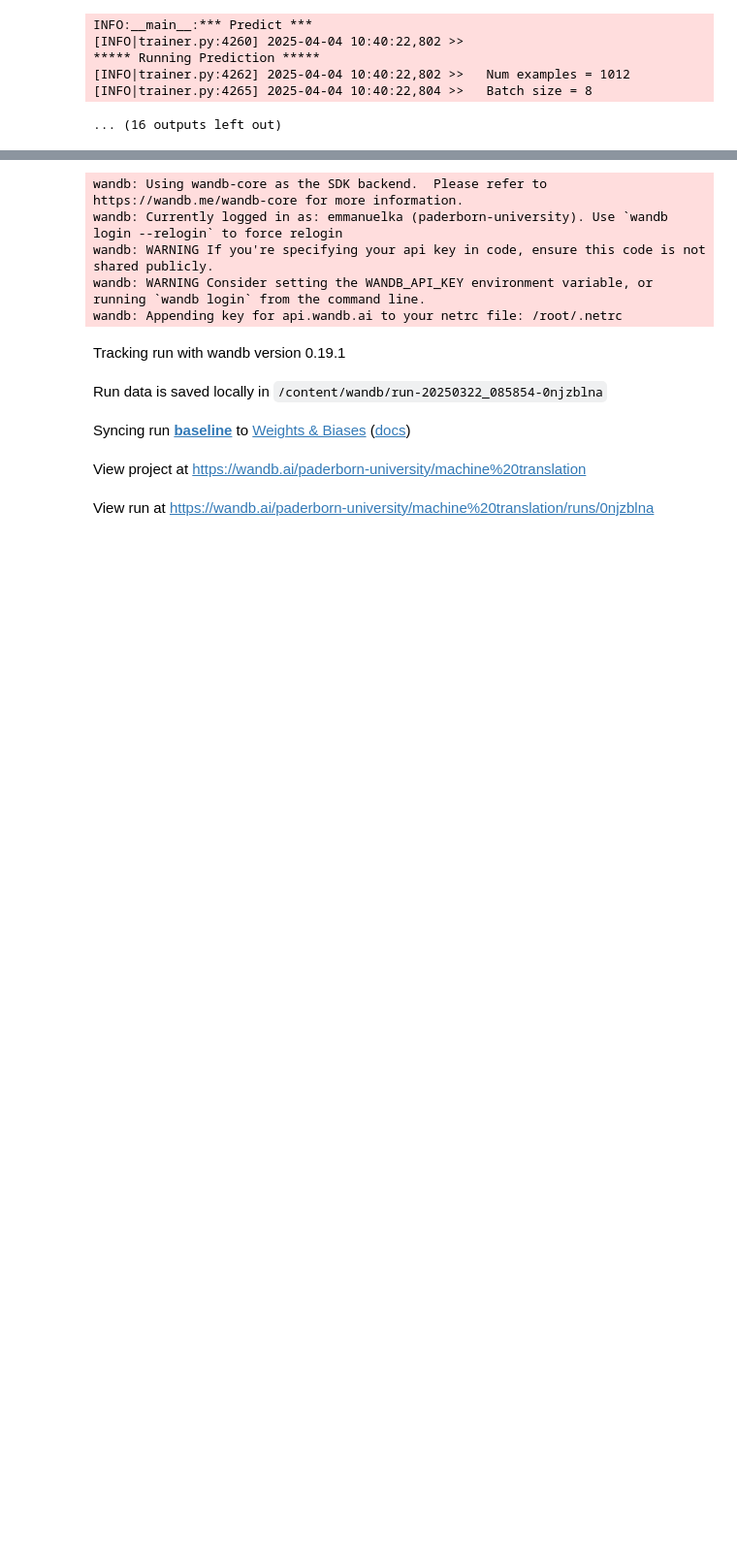
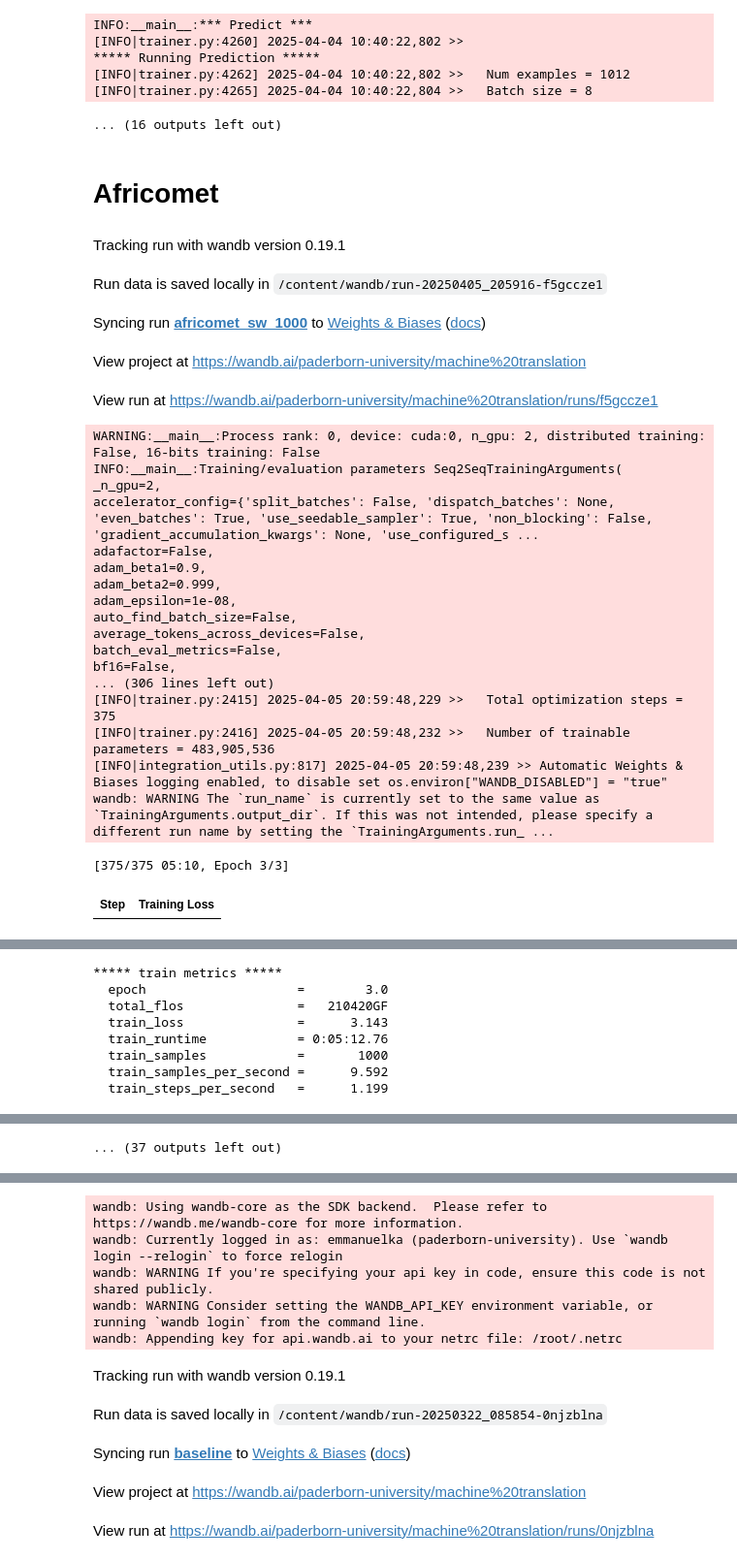
Before and after one commit to emmanuelayanful/AIMS-NLP-Project, a Jupyter notebook: M2M.ipynb, the cells around one changed output, grey strips where cells are left out. Shown at 97% size. Drawn from its saved outputs; the diff is of its cells as text; code cells hidden in the pictures; blank space fills up the shorter version.

```diff
--- a/M2M.ipynb
+++ b/M2M.ipynb
@@ -212,6 +212,8 @@ INFO:__main__:*** Predict ***
 [INFO|trainer.py:4262] 2025-04-04 10:40:22,802 >>   Num examples = 1012
 [INFO|trainer.py:4265] 2025-04-04 10:40:22,804 >>   Batch size = 8
 ... (16 outputs left out)
+# %% [markdown]
+# Africomet
 # %%
 import sys
 import os
@@ -219,31 +221,56 @@ import runpy
 
 language_pairs = ["en-sw"]  # Add more as needed
 text_nums = [1000 * 2 ** i for i in range(6)]
 env = os.environ.copy()
 env["CUDA_VISIBLE_DEVICES"] = "0,1"
 
 for lang_pair in language_pairs:
     src, tgt = lang_pair.split("-")
 
     for num in text_nums:
         # Initialize WandB
         wandb.init(project="machine translation", name=f"africomet_{tgt}_{num}")
 
         sys.argv = [
             "run_translation.py",
             "--model_name_or_path", "facebook/m2m100_418M",
             "--do_train", "--do_eval", "--do_predict",
             "--source_lang", src,
             "--target_lang", tgt,
-            "--train_file", f"/content/AIMS-NLP-Project/data/mafand/{lang_pair}/merged.json",
+            "--train_file", f"/content/AIMS-NLP-Project/data/nllb/africomet-qe-stl-1.1/{lang_pair}/train_{num}.json",
             "--validation_file", f"/content/AIMS-NLP-Project/data/flores/{lang_pair}/dev.json",
             "--test_file", f"/content/AIMS-NLP-Project/data/flores/{lang_pair}/devtest.json",
             "--num_beams", "10",
             "--output_dir", f"M2M-100/{lang_pair}/africomet_{num}",
             "--per_device_train_batch_size=4",
             "--per_device_eval_batch_size=4",
             "--overwrite_output_dir",
             "--predict_with_generate"
         ]
 
         runpy.run_path("/content/AIMS-NLP-Project/run_translation.py", run_name="__main__")
+# %% [output]
+Tracking run with wandb version 0.19.1
+Run data is saved locally in /content/wandb/run-20250405_205916-f5gccze1
+Syncing run africomet_sw_1000 to Weights & Biases (docs)
+View project at https://wandb.ai/paderborn-university/machine%20translation
+View run at https://wandb.ai/paderborn-university/machine%20translation/runs/f5gccze1
+WARNING:__main__:Process rank: 0, device: cuda:0, n_gpu: 2, distributed training: False, 16-bits training: False
+INFO:__main__:Training/evaluation parameters Seq2SeqTrainingArguments(
+_n_gpu=2,
+accelerator_config={'split_batches': False, 'dispatch_batches': None, 'even_batches': True, 'use_seedable_sampler': True, 'non_blocking': False, 'gradient_accumulation_kwargs': None, 'use_configured_s ...
+adafactor=False,
+adam_beta1=0.9,
+adam_beta2=0.999,
+adam_epsilon=1e-08,
+auto_find_batch_size=False,
+average_tokens_across_devices=False,
+batch_eval_metrics=False,
+bf16=False,
+... (306 lines left out)
+[INFO|trainer.py:2415] 2025-04-05 20:59:48,229 >>   Total optimization steps = 375
+[INFO|trainer.py:2416] 2025-04-05 20:59:48,232 >>   Number of trainable parameters = 483,905,536
+[INFO|integration_utils.py:817] 2025-04-05 20:59:48,239 >> Automatic Weights & Biases logging enabled, to disable set os.environ["WANDB_DISABLED"] = "true"
+wandb: WARNING The `run_name` is currently set to the same value as `TrainingArguments.output_dir`. If this was not intended, please specify a different run name by setting the `TrainingArguments.run_ ...
+[375/375 05:10, Epoch 3/3]
+| Step | Training Loss |
@@ -249,0 +294,8 @@ for lang_pair in language_pairs:
+***** train metrics *****
+  epoch                    =        3.0
+  total_flos               =   210420GF
+  train_loss               =      3.143
+  train_runtime            = 0:05:12.76
+  train_samples            =       1000
+  train_samples_per_second =      9.592
+  train_steps_per_second   =      1.199
@@ -249,0 +308 @@ for lang_pair in language_pairs:
+... (37 outputs left out)
```
Also changed, not shown: parts of 2 cells of this notebook, 1 other file.
